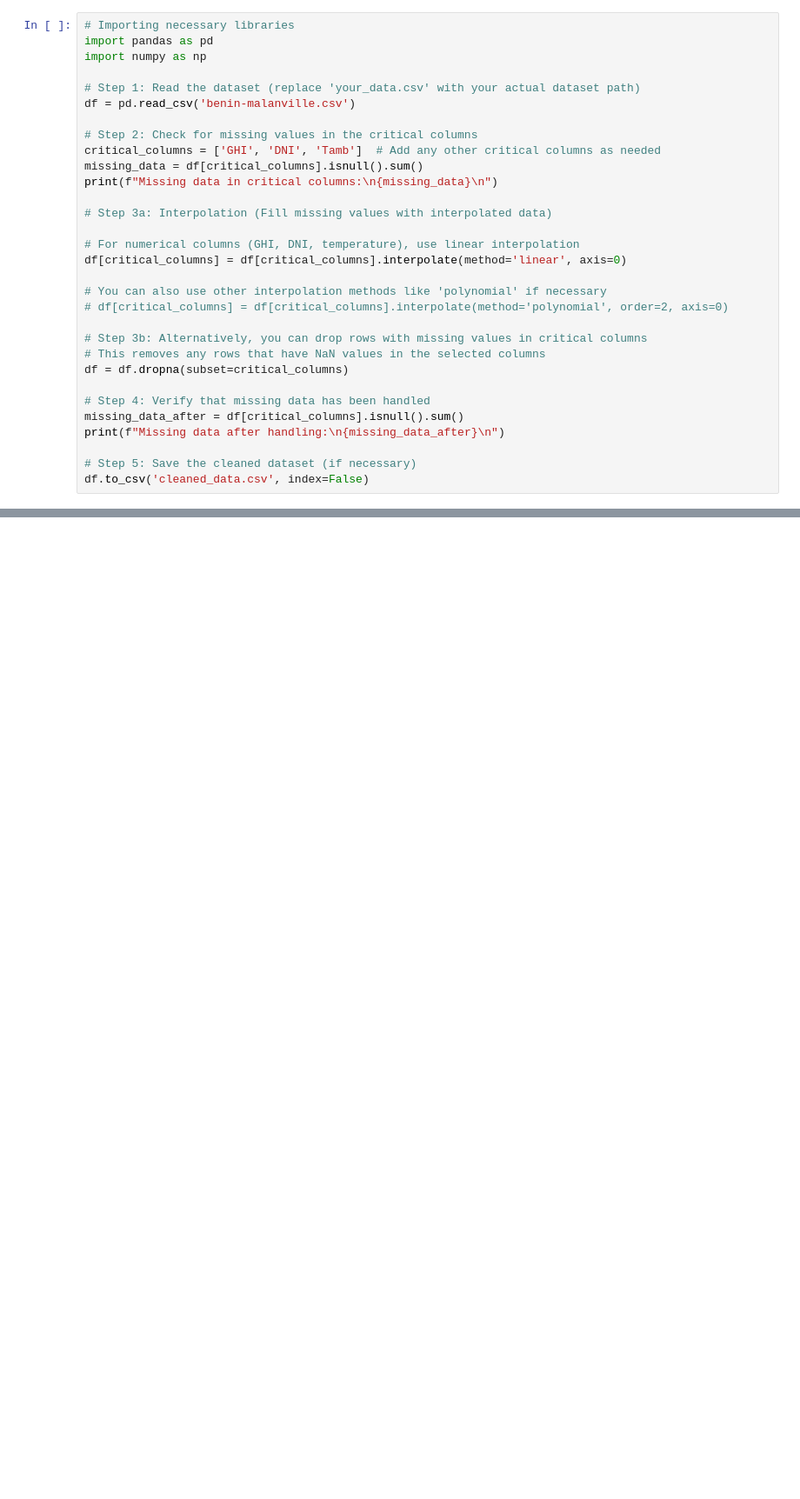
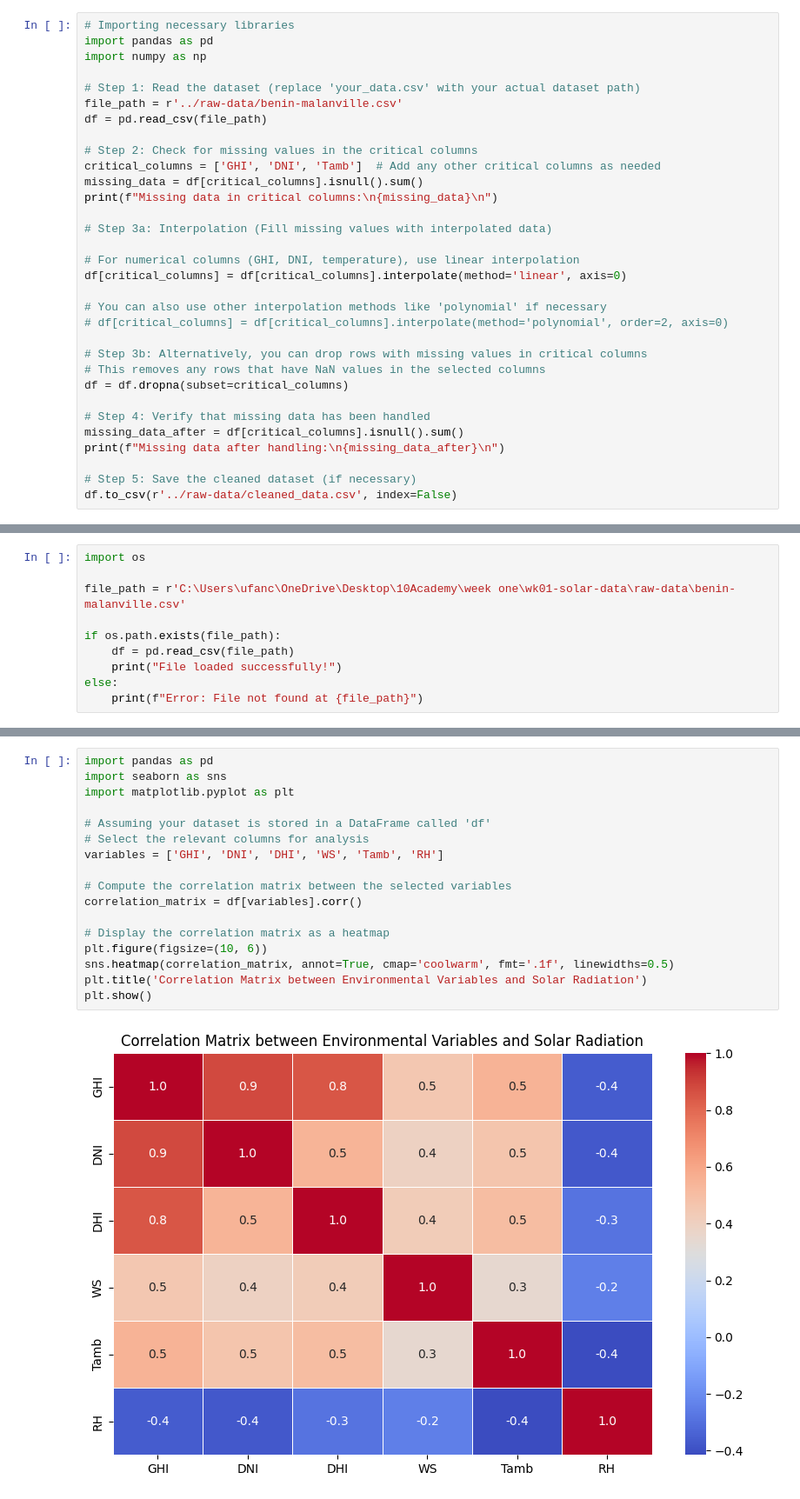
Before and after one commit to getnetShimels1/wk01-solar-data, a Jupyter notebook: notebooks/eda_analysis.ipynb, the cells around one changed output, grey strips where cells are left out. Shown at 87% size. Drawn from its saved outputs; the diff is of its cells as text; blank space fills up the shorter version.

Commit message:
fixing error

```diff
--- a/notebooks/eda_analysis.ipynb
+++ b/notebooks/eda_analysis.ipynb
@@ -4,7 +4,8 @@ import pandas as pd
 import numpy as np
 
 # Step 1: Read the dataset (replace 'your_data.csv' with your actual dataset path)
-df = pd.read_csv('benin-malanville.csv')
+file_path = r'../raw-data/benin-malanville.csv'
+df = pd.read_csv(file_path)
 
 # Step 2: Check for missing values in the critical columns
 critical_columns = ['GHI', 'DNI', 'Tamb']  # Add any other critical columns as needed
@@ -28,4 +29,4 @@ missing_data_after = df[critical_columns].isnull().sum()
 print(f"Missing data after handling:\n{missing_data_after}\n")
 
 # Step 5: Save the cleaned dataset (if necessary)
-df.to_csv('cleaned_data.csv', index=False)
+df.to_csv(r'../raw-data/cleaned_data.csv', index=False)
@@ -31,0 +45,10 @@ df.to_csv('cleaned_data.csv', index=False)
+# %%
+import os
+
+file_path = r'C:\Users\ufanc\OneDrive\Desktop\10Academy\week one\wk01-solar-data\raw-data\benin-malanville.csv'
+
+if os.path.exists(file_path):
+    df = pd.read_csv(file_path)
+    print("File loaded successfully!")
+else:
+    print(f"Error: File not found at {file_path}")
@@ -32,3 +64,22 @@ df.to_csv('cleaned_data.csv', index=False)
+# %%
+import pandas as pd
+import seaborn as sns
+import matplotlib.pyplot as plt
+
+# Assuming your dataset is stored in a DataFrame called 'df'
+# Select the relevant columns for analysis
+variables = ['GHI', 'DNI', 'DHI', 'WS', 'Tamb', 'RH']
+
+# Compute the correlation matrix between the selected variables
+correlation_matrix = df[variables].corr()
+
+# Display the correlation matrix as a heatmap
+plt.figure(figsize=(10, 6))
+sns.heatmap(correlation_matrix, annot=True, cmap='coolwarm', fmt='.1f', linewidths=0.5)
+plt.title('Correlation Matrix between Environmental Variables and Solar Radiation')
+plt.show()
+# %% [output]
+[figure, added]
 # %%
 import pandas as pd
 
```
Also changed, not shown: parts of 13 cells of this notebook.
